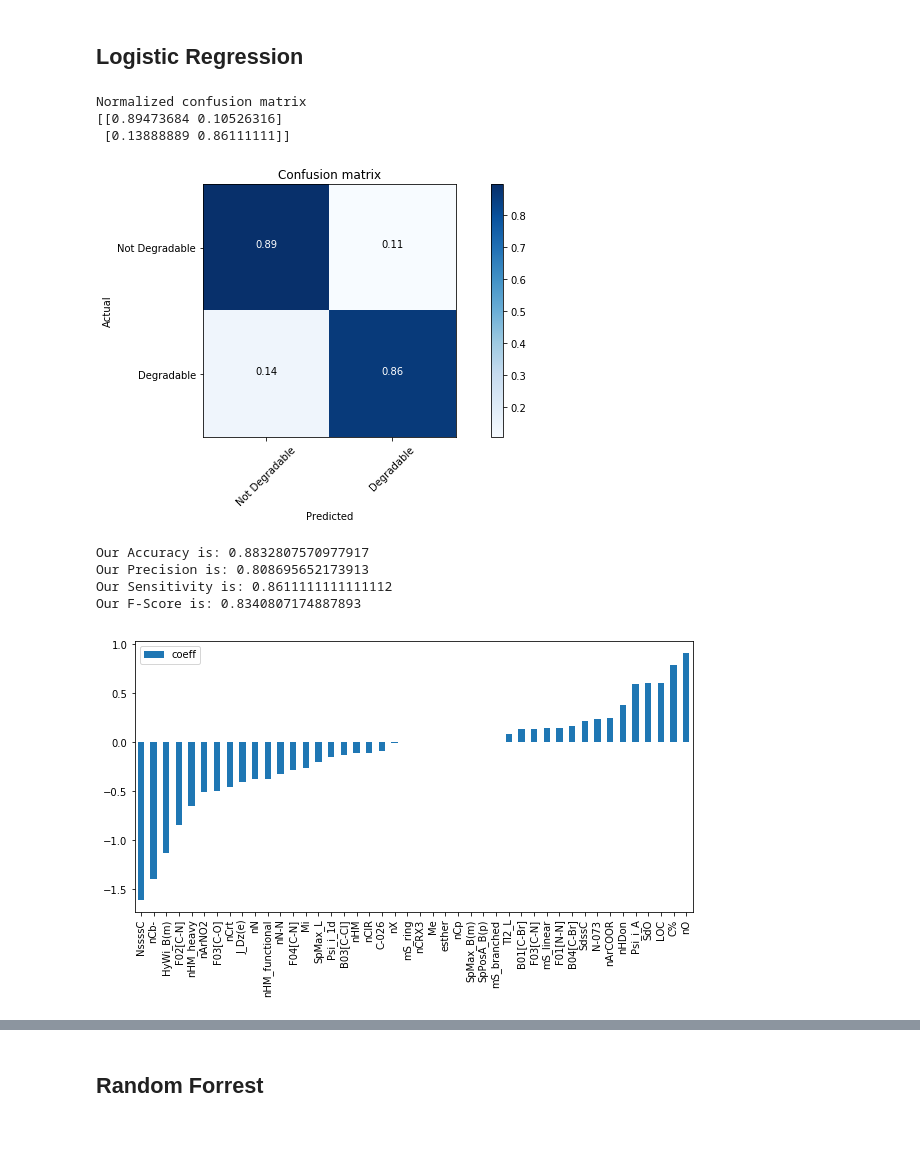
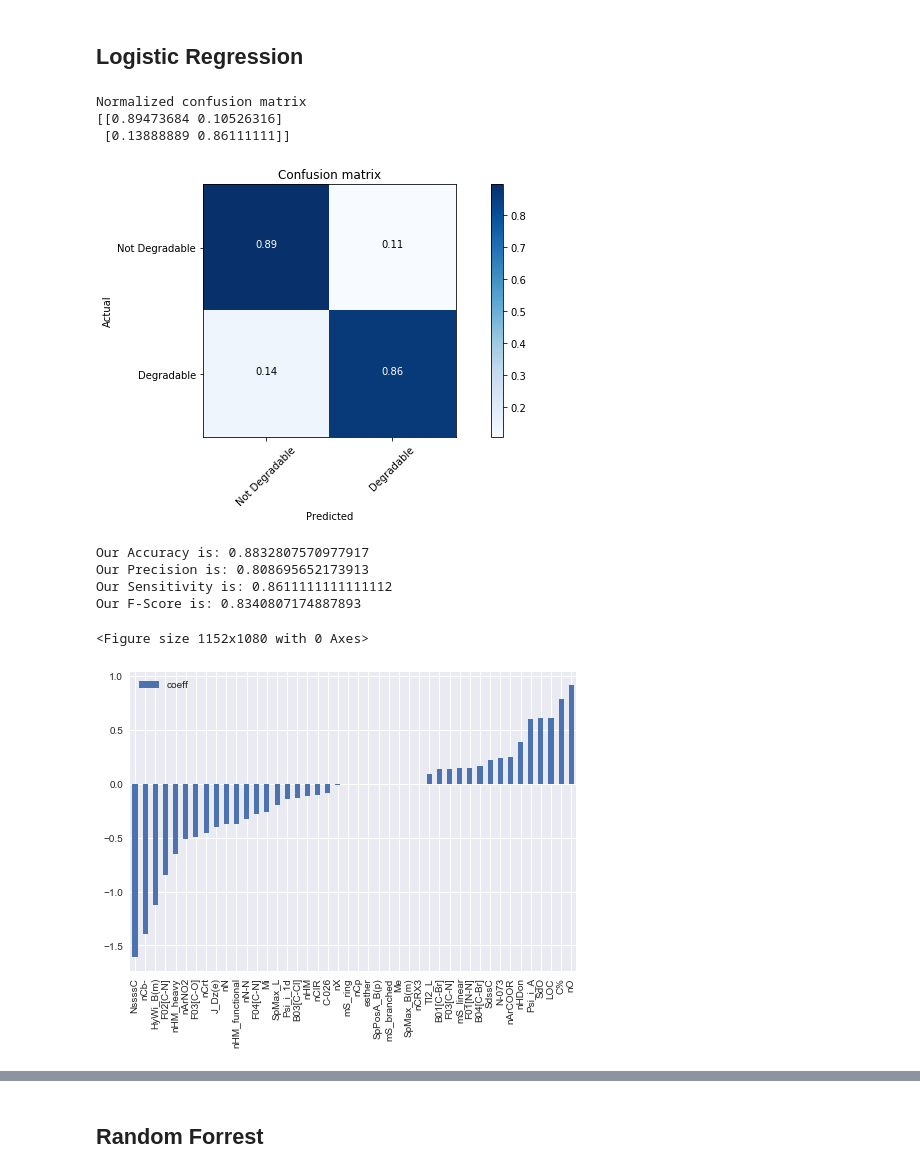
Before and after one commit to Pietrassyk/P_4_4_Biodegradability, a Jupyter notebook: Project 4 Biodegradables.ipynb, the cells around one changed output, grey strips where cells are left out. Saved outputs shown, nothing was run; the diff lists cells and outputs as text; code cells hidden in the pictures; blank space fills up the shorter version.

```diff
--- a/Project 4 Biodegradables.ipynb
+++ b/Project 4 Biodegradables.ipynb
@@ -68,12 +16,8 @@ def evaluate_classifier(y_test, y_pred, classes = ['Not Degradable', 'Degradable
-# %%
-def plot_coefs(X_train,model, return_nulls = True, legend = True):
-    plt.style.use("seaborn")
-    fig = plt.figure(figsize = (16,15))
-    plot_coef = pd.DataFrame(model.coef_[0].T, index=X_train.columns, columns = ["coeff"]).sort_values("coeff")
-    plot_coef.plot(kind = "bar")
-    if legend:
-        plt.legend()
-    plt.show()
-    if return_nulls:
-        return plot_coef.loc[plot_coef.coeff ==0].index
-    return plot_coef
+# %%
+#custom functions
+from functions import evaluate_classifier
+from functions import plot_coefs
+
+plt.rcParams["figure.figsize"] = [10,5]
+results_dict_list = []
+results_model_names_list = []
@@ -101,6 +52,6 @@ while len(info):
 # %%
-#description_df.to_csv("description.csv", index=False)
-#description_df = pd.read_csv("description.csv")
+#description_df.to_csv("data/description.csv", index=False)
+description_df = pd.read_csv("data/description.csv")
 # %%
 description_df.sort_values("short")
 # %% [output]
@@ -438,7 +430,8 @@ logReg_base = LogisticRegression(random_state=42)
 
 logReg_base.fit(X_train,y_train)
 logReg_base_pred = logReg_base.predict(X_test)
-evaluate_classifier(y_test,logReg_base_pred, normalize=True)
+results_dict_list.append(evaluate_classifier(y_test,logReg_base_pred, normalize=True))
+results_model_names_list.append("LogR_base")
 # %% [output]
 Normalized confusion matrix
 [[0.89952153 0.10047847]
@@ -463,20 +450,22 @@ Our F-Score is: 0.8378378378378377
 # %%
 logReg_base_l1 = LogisticRegression(solver = "saga", penalty = "l1", C = 0.7, random_state=42)
 
 logReg_base_l1.fit(X_train,y_train)
 logReg_base_l1_pred = logReg_base_l1.predict(X_test)
-evaluate_classifier(y_test,logReg_base_l1_pred, normalize=True)
+results_dict_list.append(evaluate_classifier(y_test,logReg_base_l1_pred, normalize=True))
 drop_l1 = plot_coefs(X_train,logReg_base_l1)
+results_model_names_list.append("LogR_lin_l1")
 # %% [output]
 Normalized confusion matrix
 [[0.89473684 0.10526316]
  [0.13888889 0.86111111]]
 [figure]
 Our Accuracy is: 0.8832807570977917
 Our Precision is: 0.808695652173913
 Our Sensitivity is: 0.8611111111111112
 Our F-Score is: 0.8340807174887893
+<Figure size 1152x1080 with 0 Axes>
-[figure, old version]
+[figure, new version]
 # %%
 l1_keep = list(set(X_train.columns) - set(drop_l1))
 l1_keep
```
Also changed, not shown: parts of 110 cells of this notebook, 1 other file.
